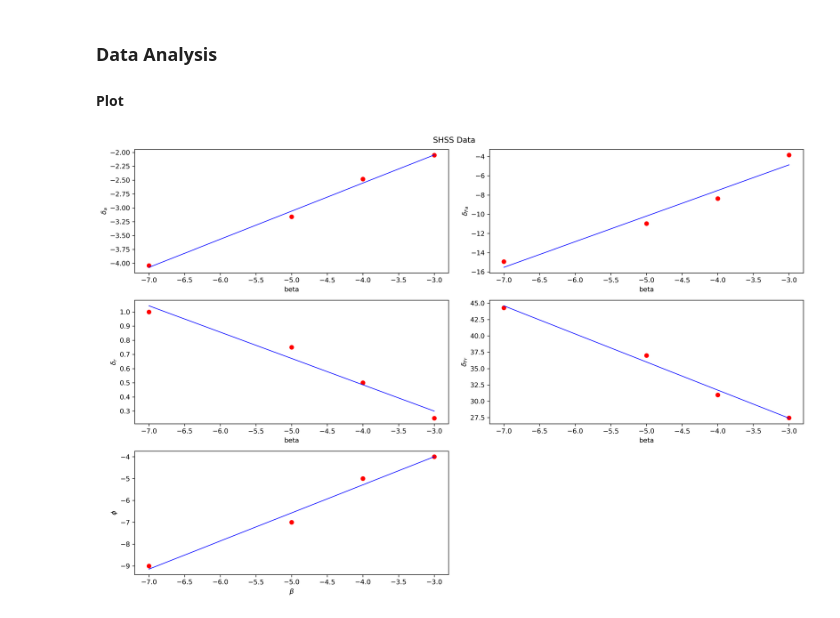
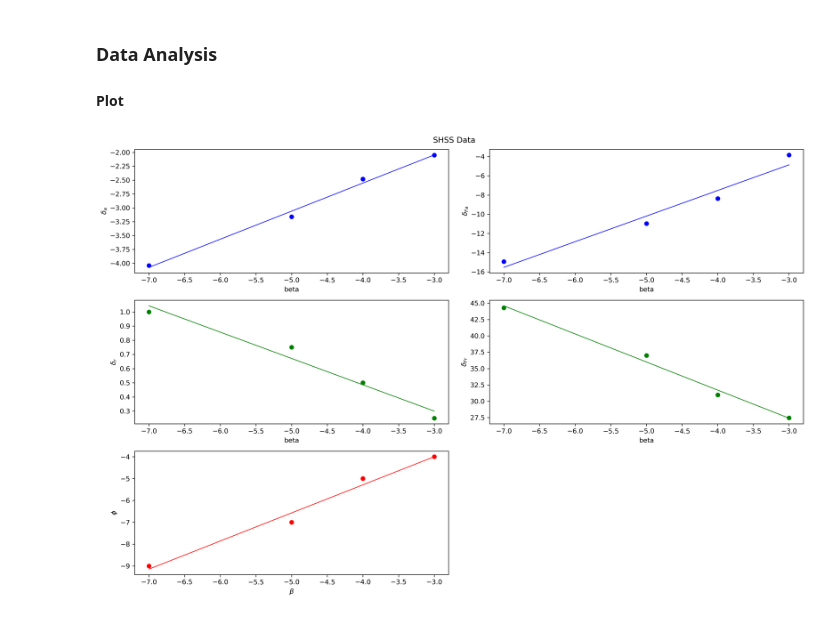
Before and after one commit to dg1234uk/flight-test-shss, a Jupyter notebook: shss.ipynb, the cells around one changed output. Saved outputs shown, nothing was run; the diff lists cells and outputs as text; code cells hidden in the pictures.

Commit message:
Updated colours on plots

```diff
--- a/shss.ipynb
+++ b/shss.ipynb
@@ -54,19 +54,19 @@ dfs = [standardize_columns(df, column_mapping) for df in [df_shss]]
 # Create the figure and a 3x2 grid of subplots
 fig, axs = plt.subplots(3, 2, figsize=(15, 10), dpi=300)  # Adjust figsize as needed
 
-axs[0, 0].scatter(df_shss["beta"], df_shss["delta_a"], c="r", label="SHSS")
+axs[0, 0].scatter(df_shss["beta"], df_shss["delta_a"], c="b", label="SHSS")
 axs[0, 0].set_xlabel("beta")
 axs[0, 0].set_ylabel(r"$\delta_a$")
 
-axs[0, 1].scatter(df_shss["beta"], df_shss["delta_Fa"], c="r", label="SHSS")
+axs[0, 1].scatter(df_shss["beta"], df_shss["delta_Fa"], c="b", label="SHSS")
 axs[0, 1].set_xlabel("beta")
 axs[0, 1].set_ylabel(r"$\delta_{Fa}$")
 
-axs[1, 0].scatter(df_shss["beta"], df_shss["delta_r"], c="r", label="SHSS")
+axs[1, 0].scatter(df_shss["beta"], df_shss["delta_r"], c="g", label="SHSS")
 axs[1, 0].set_xlabel("beta")
 axs[1, 0].set_ylabel(r"$\delta_r$")
 
-axs[1, 1].scatter(df_shss["beta"], df_shss["delta_Fr"], c="r", label="SHSS")
+axs[1, 1].scatter(df_shss["beta"], df_shss["delta_Fr"], c="g", label="SHSS")
 axs[1, 1].set_xlabel("beta")
 axs[1, 1].set_ylabel(r"$\delta_{Fr}$")
 
@@ -76,43 +76,44 @@ axs[2, 0].set_ylabel(r"$\phi$")
 
 # Fit a linear line to each plot
 parameters = ["delta_a", "delta_Fa", "delta_r", "delta_Fr", "phi"]
+colors = ["blue", "blue", "green", "green", "red"]
 for i, param in enumerate(parameters):
     row = i // 2
     col = i % 2
     x = df_shss["beta"]
     y = df_shss[param]
     m, b = np.polyfit(x, y, 1)  # Perform linear fit
-    axs[row, col].plot(x, m * x + b, color="blue", linestyle="-", linewidth=1)
+    axs[row, col].plot(x, m * x + b, color=colors[i], linestyle="-", linewidth=1)
 
 axs[2, 1].axis("off")
 plt.suptitle("SHSS Data")
 plt.subplots_adjust(hspace=0.5, wspace=0.5)
 plt.tight_layout()
 plt.show()
 
 # Save the figure
 fig.savefig("./output/plots/shss_plot.png")
 
 for param in parameters:
     subfig = plt.figure(figsize=(10, 6), dpi=300)
-    plt.scatter(df_shss["beta"], df_shss[param], c="r", label="SHSS")
+    plt.scatter(df_shss["beta"], df_shss[param], c="blue", label="SHSS")
     plt.xlabel("beta")
     latex_labels = {
         "delta_a": r"$\delta_a$",
         "delta_Fa": r"$\delta_{Fa}$",
         "delta_r": r"$\delta_r$",
         "delta_Fr": r"$\delta_{Fr}$",
-        "phi": r"$\phi$"
+        "phi": r"$\phi$",
     }
 
     plt.ylabel(latex_labels[param])
     plt.title(f"SHSS Data: {latex_labels[param]} vs Beta")
     x = df_shss["beta"]
     y = df_shss[param]
     m, b = np.polyfit(x, y, 1)  # Perform linear fit
     plt.plot(x, m * x + b, color="blue", linestyle="-", linewidth=1)
     plt.tight_layout()
     subfig.savefig(f"./output/plots/plot_{param} v Beta.png")
     plt.close(subfig)
 # %% [output]
-[figure, old version]
+[figure, new version]
```
